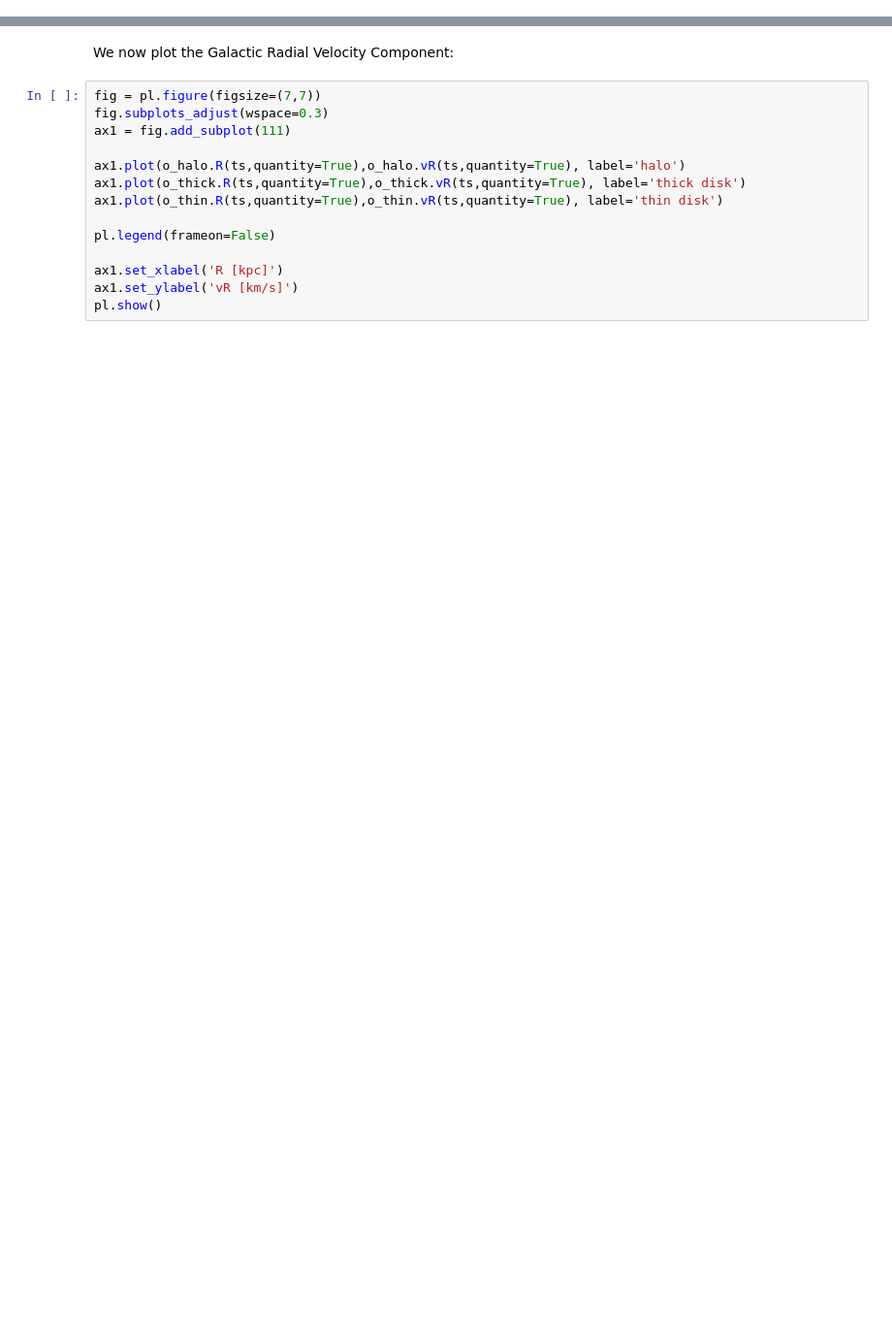
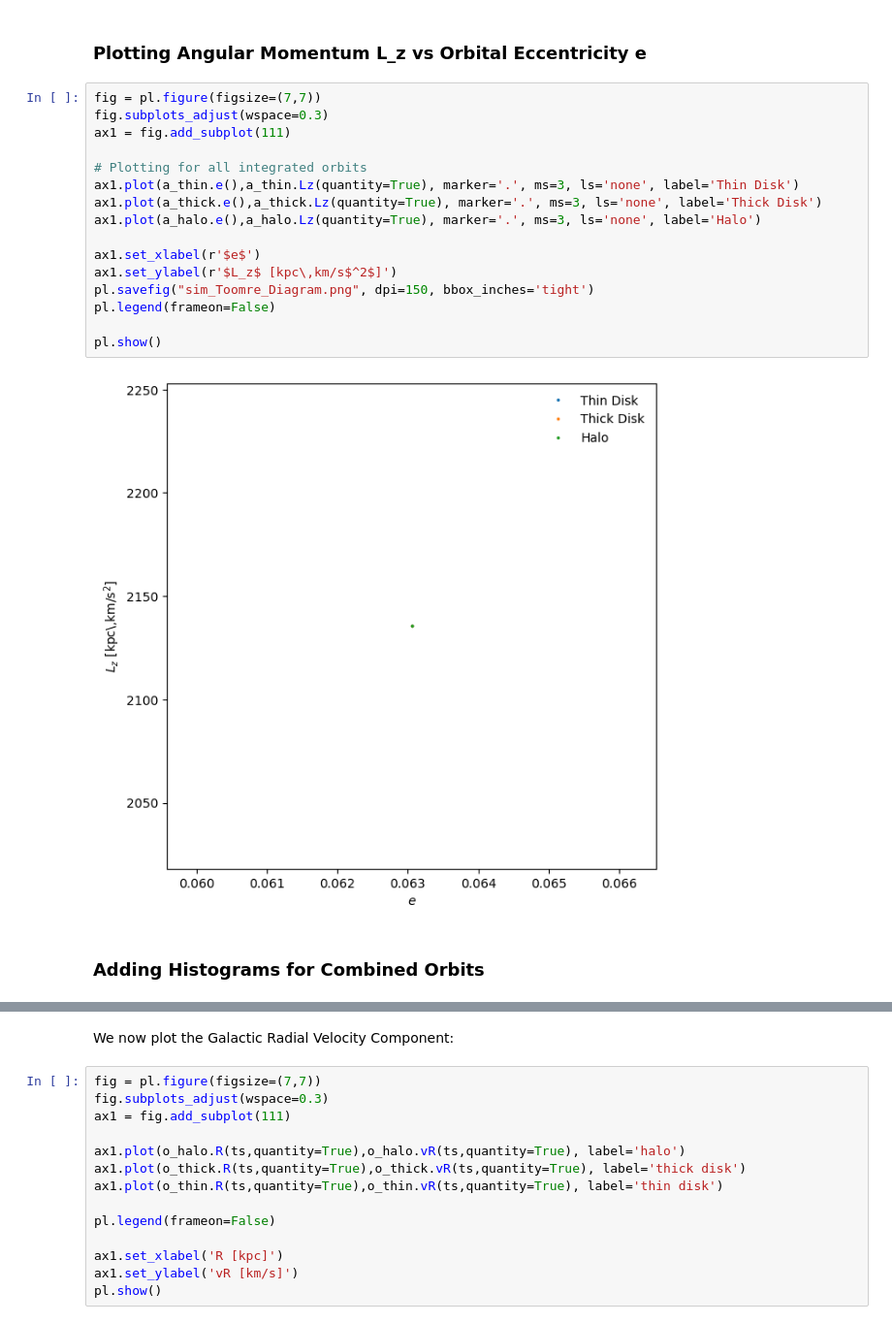
Before and after one commit to CherryWookie/Astrophysics-code, a Jupyter notebook: report2/final_simulation.ipynb, the cells around one changed output, grey strips where cells are left out. Shown at 97% size. Drawn from its saved outputs; the diff is of its cells as text; blank space fills up the shorter version.

```diff
--- a/report2/final_simulation.ipynb
+++ b/report2/final_simulation.ipynb
@@ -155,0 +295,22 @@ pl.show()
+# %% [markdown]
+### Plotting Angular Momentum L_z vs Orbital Eccentricity e
+# %%
+fig = pl.figure(figsize=(7,7))
+fig.subplots_adjust(wspace=0.3)
+ax1 = fig.add_subplot(111)
+
+# Plotting for all integrated orbits
+ax1.plot(a_thin.e(),a_thin.Lz(quantity=True), marker='.', ms=3, ls='none', label='Thin Disk')
+ax1.plot(a_thick.e(),a_thick.Lz(quantity=True), marker='.', ms=3, ls='none', label='Thick Disk')
+ax1.plot(a_halo.e(),a_halo.Lz(quantity=True), marker='.', ms=3, ls='none', label='Halo')
+
+ax1.set_xlabel(r'$e$')
+ax1.set_ylabel(r'$L_z$ [kpc\,km/s$^2$]')
+pl.savefig("sim_Toomre_Diagram.png", dpi=150, bbox_inches='tight')
+pl.legend(frameon=False)
+
+pl.show()
+# %% [output]
+[figure, added]
+# %% [markdown]
+### Adding Histograms for Combined Orbits
```
Also changed, not shown: parts of 30 cells of this notebook, 9 other files.
